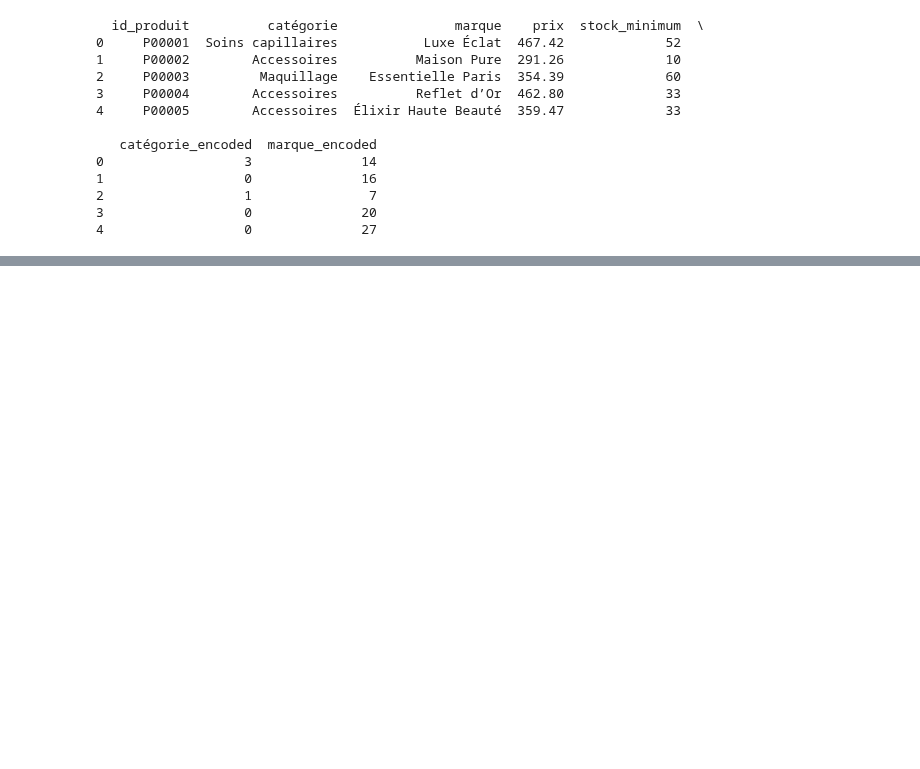
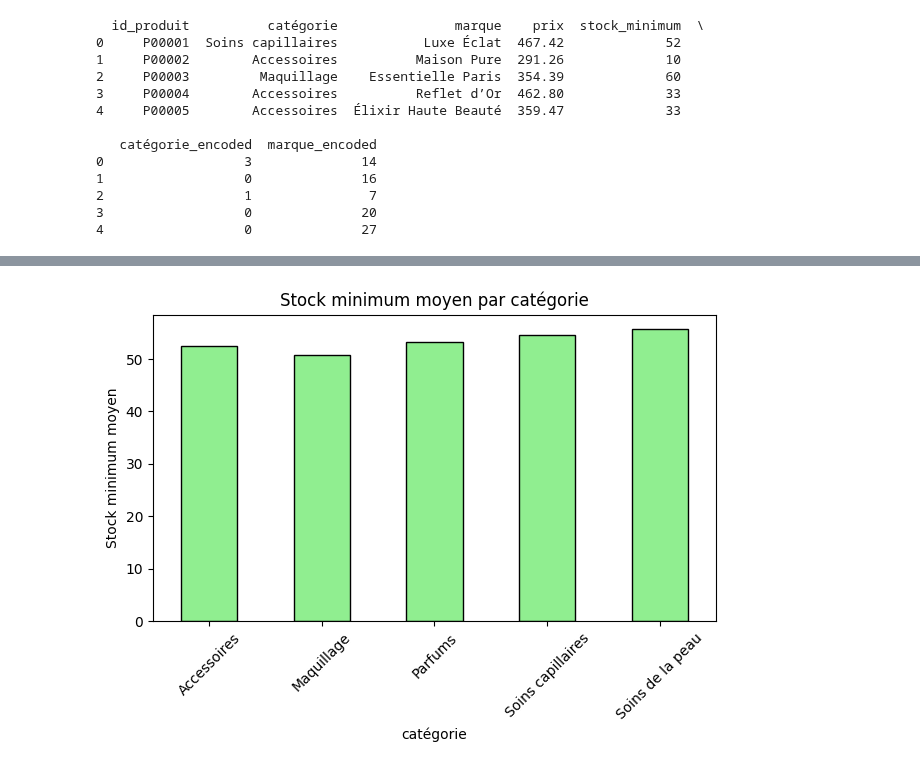
Before and after one commit to Fanaingamampiandra/Projet_Supply_chain, a Jupyter notebook: Valentine/Prod.ipynb, the cells around one changed output, grey strips where cells are left out. Drawn from its saved outputs; the diff is of its cells as text; code cells hidden in the pictures; blank space fills up the shorter version.

```diff
--- a/Valentine/Prod.ipynb
+++ b/Valentine/Prod.ipynb
@@ -150,0 +176,20 @@ print(data.head())
+# %%
+# 1. Nettoyage des colonnes numériques
+# Ensure 'prix' and 'stock_minimum' are numeric
+data['prix'] = pd.to_numeric(data['prix'], errors='coerce')
+data['stock_minimum'] = pd.to_numeric(data['stock_minimum'], errors='coerce')
+
+# 2. Encodage des colonnes catégorielles
+from sklearn.preprocessing import LabelEncoder
+
+le_produit = LabelEncoder()
+le_catégorie = LabelEncoder()
+le_marque = LabelEncoder()
+
+data['id_produit'] = le_produit.fit_transform(data['id_produit'])
+data['catégorie'] = le_catégorie.fit_transform(data['catégorie'])
+data['marque'] = le_marque.fit_transform(data['marque'])
+
+# Vérifier le résultat
+print(data.dtypes)
+print(data.head())
@@ -230,0 +280,13 @@ Error:
+# %%
+# Calcul du stock minimum moyen par catégorie
+stock_moyen = data.groupby('catégorie')['stock_minimum'].mean()
+
+# Affichage du graphique du stock minimum moyen par catégorie
+stock_moyen.plot(kind='bar', color='lightgreen', edgecolor='black')
+plt.ylabel("Stock minimum moyen")
+plt.title("Stock minimum moyen par catégorie")
+plt.xticks(rotation=45)
+plt.tight_layout()
+plt.show()
+# %% [output]
+[figure, added]
```
Also changed, not shown: parts of 19 cells of this notebook.
